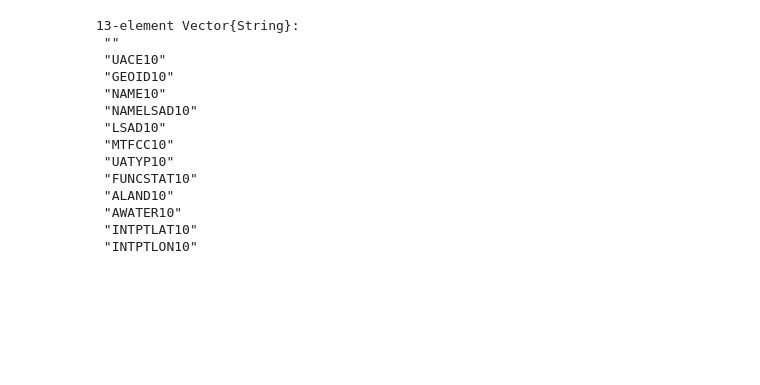
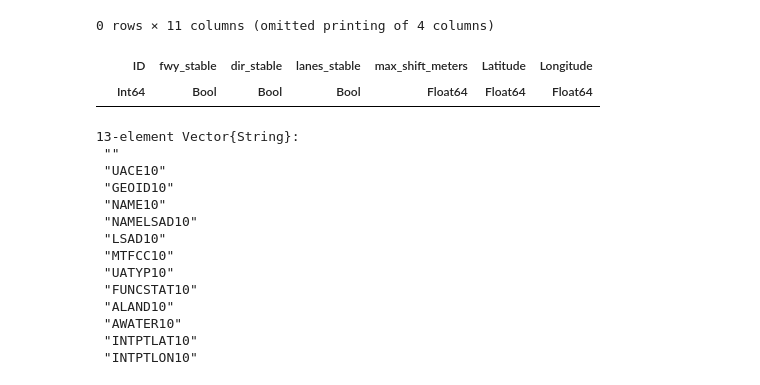
Before and after one commit to mattwigway/peak-spreading, a Jupyter notebook: notebooks/Urban rural sensors.ipynb, the cells around one changed output. Saved outputs shown, nothing was run; the diff lists cells and outputs as text; code cells hidden in the pictures; blank space fills up the shorter version.

```diff
--- a/notebooks/Urban rural sensors.ipynb
+++ b/notebooks/Urban rural sensors.ipynb
@@ -33,6 +30,12 @@ sensor_meta = CSV.read("../data/good_sensors.csv", DataFrame)
 # %%
 uzas = DataFrame(ArchGDAL.getlayer(ArchGDAL.read("../data/tl_2020_us_uac10.shp"), 0))
 nothing
+# %%
+sensor_meta[ismissing.(sensor_meta.Longitude),:]
+# %% [output]
+0 rows × 11 columns (omitted printing of 4 columns)
+|  | ID | fwy_stable | dir_stable | lanes_stable | max_shift_meters | Latitude | Longitude |
+|  | Int64 | Bool | Bool | Bool | Float64 | Float64 | Float64 |
 # %%
 sensor_meta.geom = passmissing(ArchGDAL.createpoint).(sensor_meta.Longitude, sensor_meta.Latitude)
 nothing
```
Also changed, not shown: parts of 5 cells of this notebook, 5 other files.
